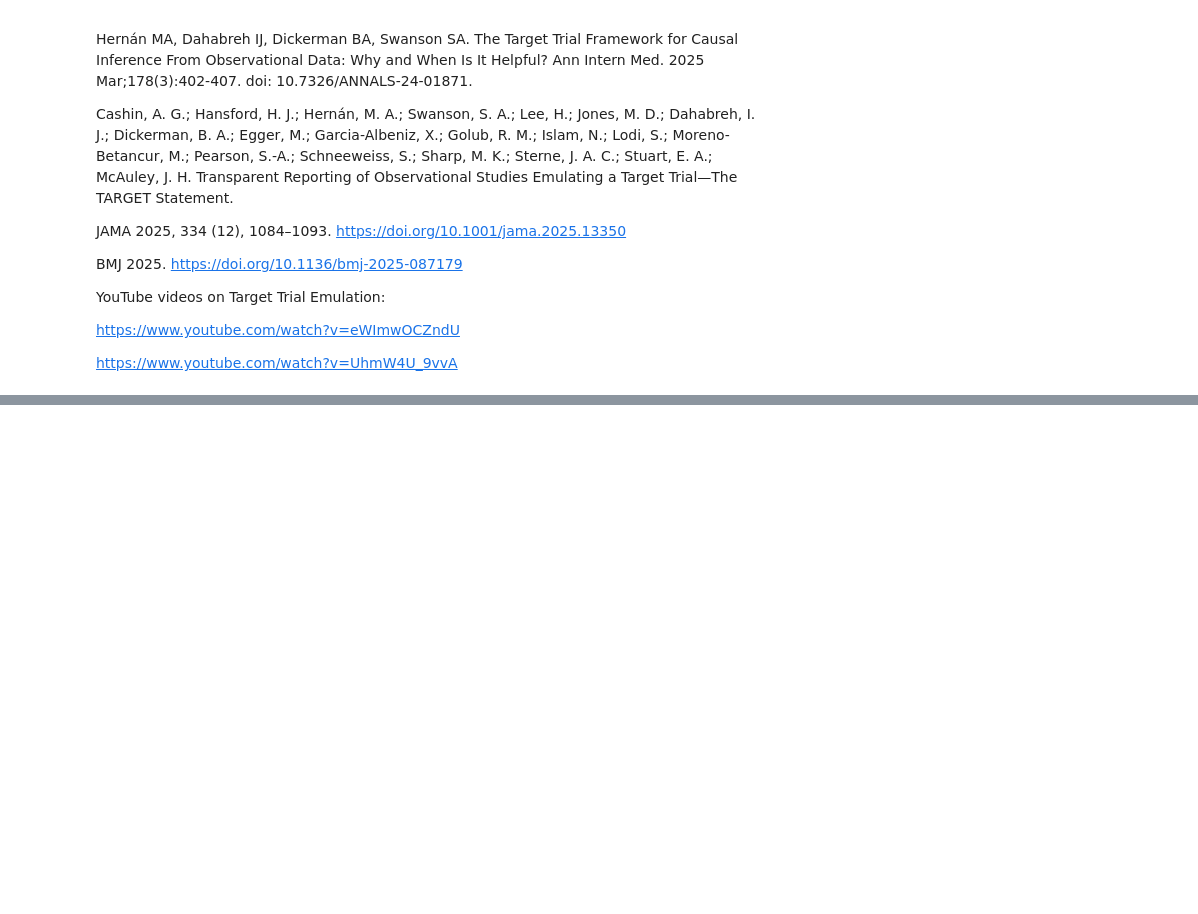
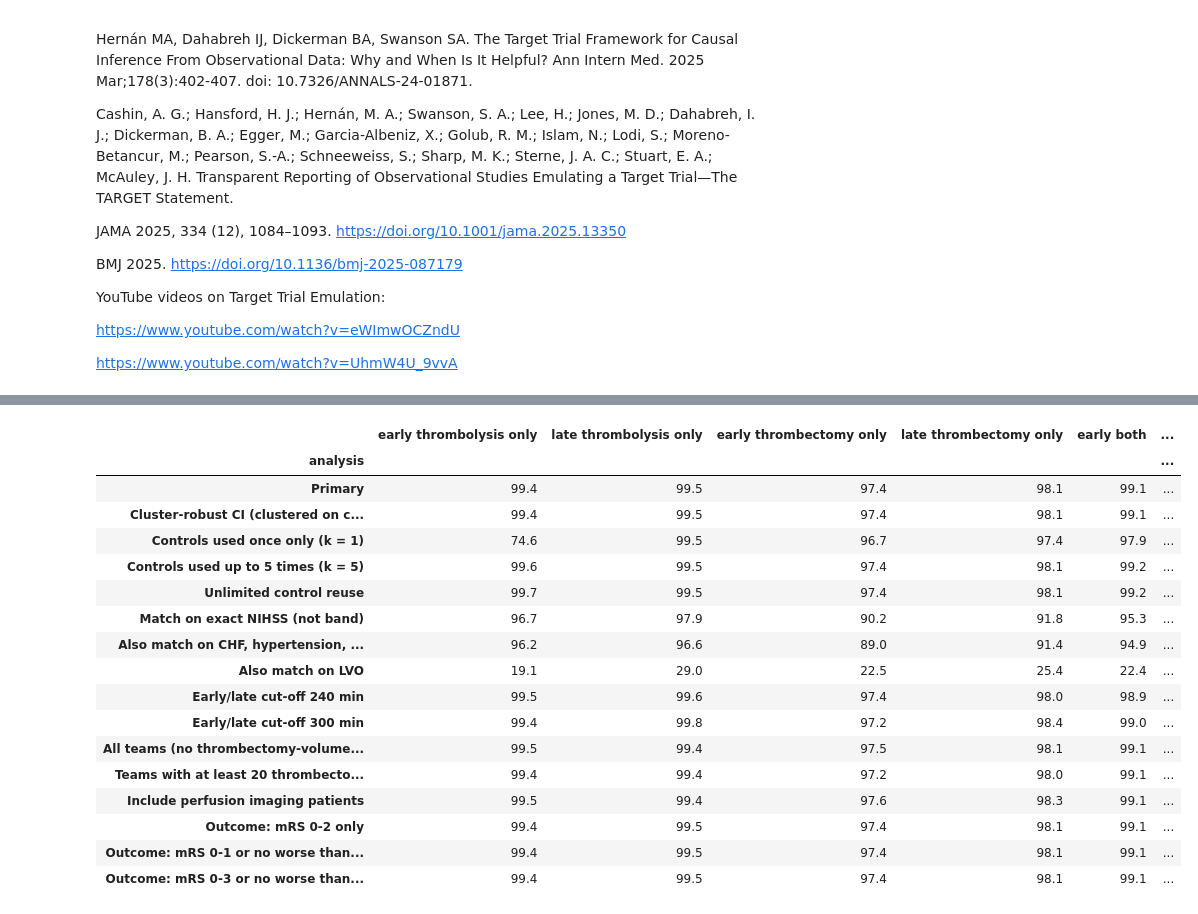
Before and after one commit to samuel-book/samuel-3, a Jupyter notebook: 4_target_trial_emulation/01_non_mild_thrombolysis_thrombectomy_target_trial_good_outcome.ipynb, the cells around one changed output, grey strips where cells are left out. Drawn from its saved outputs; the diff is of its cells as text; code cells hidden in the pictures; blank space fills up the shorter version.

```diff
--- a/4_target_trial_emulation/01_non_mild_thrombolysis_thrombectomy_target_trial_good_outcome.ipynb
+++ b/4_target_trial_emulation/01_non_mild_thrombolysis_thrombectomy_target_trial_good_outcome.ipynb
@@ -746,0 +538,30 @@ plt.show()
+# %%
+descriptive_stats = []
+for strategy, s in matched_samples.items():
+    for feature in DESCRIPTIVE_FEATURES:
+        treated, untreated = s["treated"][feature], s["untreated"][feature]
+        pooled_sd = np.sqrt((treated.std() ** 2 + untreated.std() ** 2) / 2)
+        descriptive_stats.append({
+            "treatment_group": strategy,
+            "feature": feature,
+            "baseline": feature in BASELINE_FEATURES,
+            "treated_n": treated.notna().sum(),
+            "treated_mean": treated.mean(),
+            "treated_std": treated.std(),
+            "untreated_n": untreated.notna().sum(),
+            "untreated_mean": untreated.mean(),
+            "untreated_std": untreated.std(),
+            "smd": (treated.mean() - untreated.mean()) / pooled_sd if pooled_sd > 0 else 0.0,
+        })
+
+descriptive_stats_df = pd.DataFrame(descriptive_stats)
+descriptive_stats_df.to_csv(f"{OUTPUT_DIR}/{prefix}_descriptive_stats.csv", index=False)
+
+# SMD for baseline features: rows = feature, columns = treatment strategy
+smd_table = (
+    descriptive_stats_df[descriptive_stats_df["baseline"]]
+    .pivot(index="feature", columns="treatment_group", values="smd")
+    .reindex(index=BASELINE_FEATURES, columns=list(matched_samples))
+    .round(3)
+)
+smd_table
@@ -746,0 +828,23 @@ plt.show()
+# %%
+# Percentage of treated patients matched in each analysis.
+# Low values mean the matched patients may not represent all treated patients.
+sensitivity_pivot("percent_matched").round(1)
+# %% [output]
+|  | early thrombolysis only | late thrombolysis only | early thrombectomy only | late thrombectomy only | early both | ... |
+| analysis |  |  |  |  |  | ... |
+| Primary | 99.4 | 99.5 | 97.4 | 98.1 | 99.1 | ... |
+| Cluster-robust CI (clustered on c... | 99.4 | 99.5 | 97.4 | 98.1 | 99.1 | ... |
+| Controls used once only (k = 1) | 74.6 | 99.5 | 96.7 | 97.4 | 97.9 | ... |
+| Controls used up to 5 times (k = 5) | 99.6 | 99.5 | 97.4 | 98.1 | 99.2 | ... |
+| Unlimited control reuse | 99.7 | 99.5 | 97.4 | 98.1 | 99.2 | ... |
+| Match on exact NIHSS (not band) | 96.7 | 97.9 | 90.2 | 91.8 | 95.3 | ... |
+| Also match on CHF, hypertension, ... | 96.2 | 96.6 | 89.0 | 91.4 | 94.9 | ... |
+| Also match on LVO | 19.1 | 29.0 | 22.5 | 25.4 | 22.4 | ... |
+| Early/late cut-off 240 min | 99.5 | 99.6 | 97.4 | 98.0 | 98.9 | ... |
+| Early/late cut-off 300 min | 99.4 | 99.8 | 97.2 | 98.4 | 99.0 | ... |
+| All teams (no thrombectomy-volume... | 99.5 | 99.4 | 97.5 | 98.1 | 99.1 | ... |
+| Teams with at least 20 thrombecto... | 99.4 | 99.4 | 97.2 | 98.0 | 99.1 | ... |
+| Include perfusion imaging patients | 99.5 | 99.4 | 97.6 | 98.3 | 99.1 | ... |
+| Outcome: mRS 0-2 only | 99.4 | 99.5 | 97.4 | 98.1 | 99.1 | ... |
+| Outcome: mRS 0-1 or no worse than... | 99.4 | 99.5 | 97.4 | 98.1 | 99.1 | ... |
+| Outcome: mRS 0-3 or no worse than... | 99.4 | 99.5 | 97.4 | 98.1 | 99.1 | ... |
```
Also changed, not shown: parts of 62 cells of this notebook.
